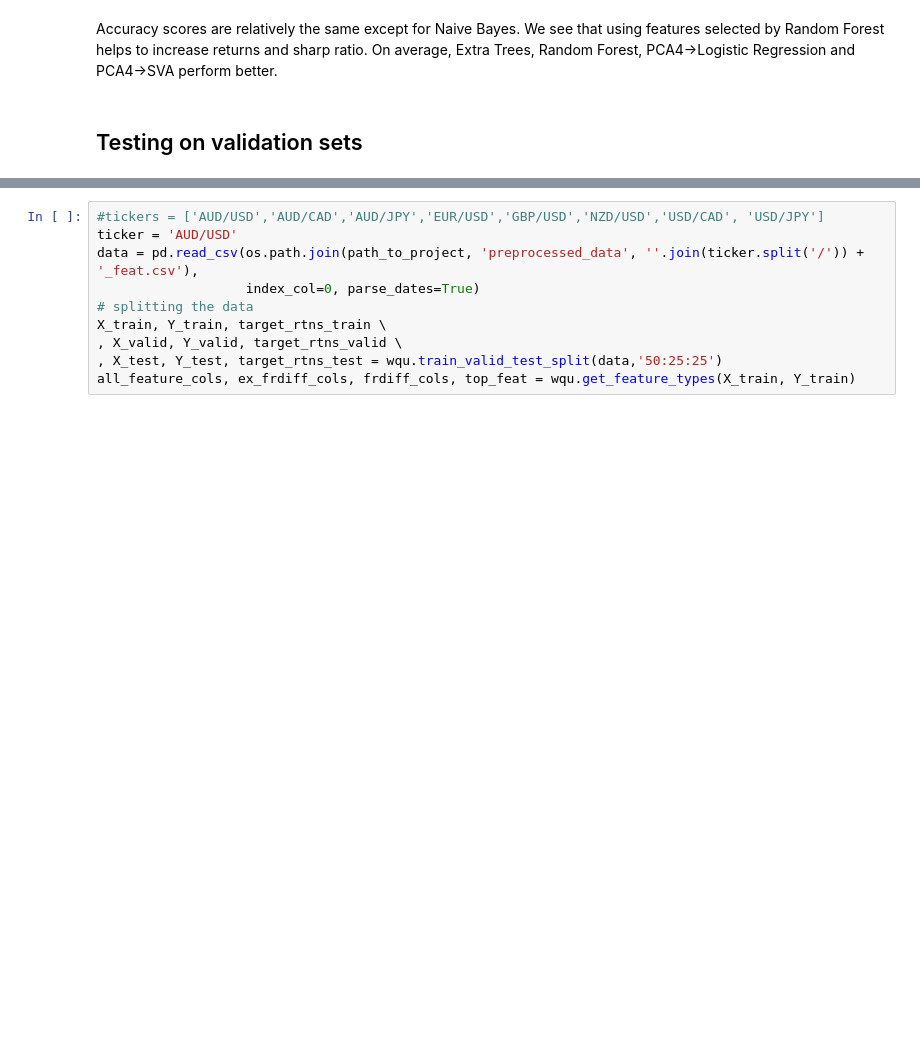
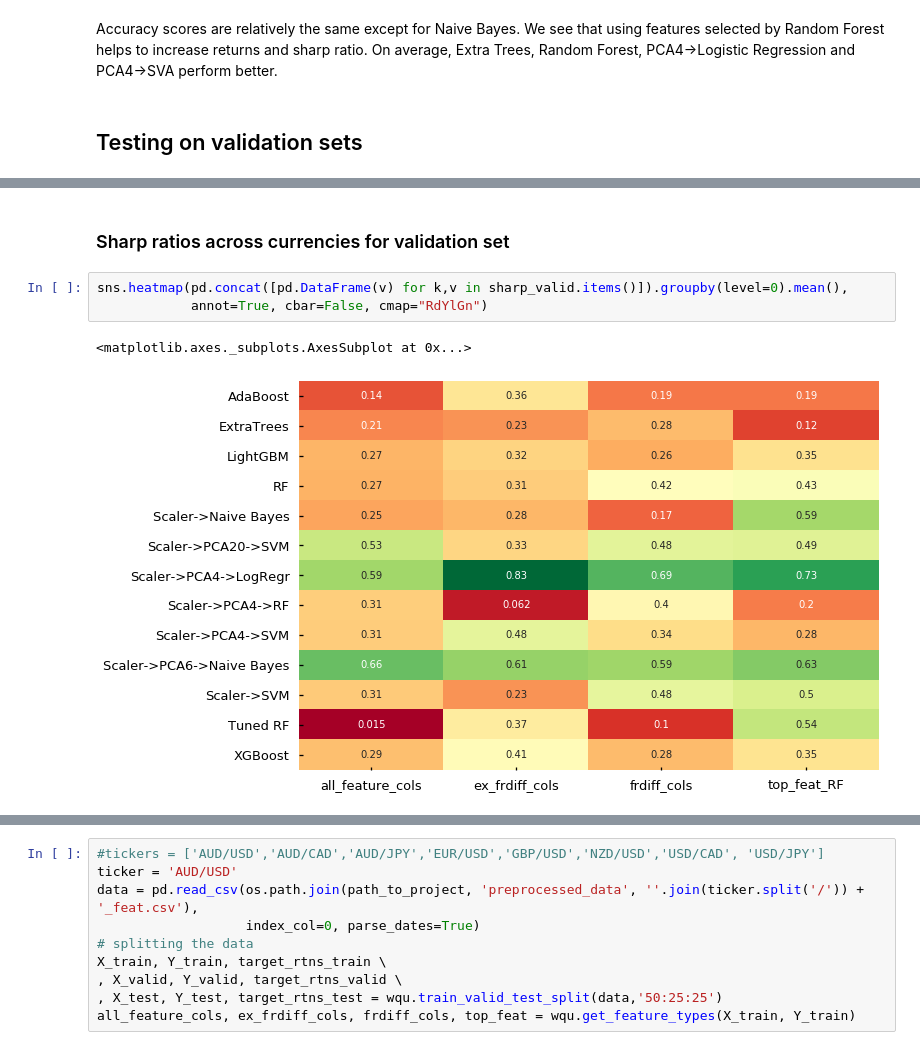
Before and after one commit to schigrinov/capstone, a Jupyter notebook: notebooks/WQU Capstone - Notebook 7 - Building an ensemble and testing.ipynb, the cells around one changed output, grey strips where cells are left out. Cells and saved outputs as stored; diff of their text form; blank space fills up the shorter version.

Commit message:
Update notebooks for testing all currencies

```diff
--- a/notebooks/WQU Capstone - Notebook 7 - Building an ensemble and testing.ipynb
+++ b/notebooks/WQU Capstone - Notebook 7 - Building an ensemble and testing.ipynb
@@ -174,0 +317,8 @@ On average, Extra Trees, Random Forest, PCA4->Logistic Regression and PCA4->SVA
+# %% [markdown]
+### Sharp ratios across currencies for validation set
+# %%
+sns.heatmap(pd.concat([pd.DataFrame(v) for k,v in sharp_valid.items()]).groupby(level=0).mean(),
+            annot=True, cbar=False, cmap="RdYlGn")
+# %% [output]
+<matplotlib.axes._subplots.AxesSubplot at 0x...>
+[figure, added]
```
Also changed, not shown: parts of 36 cells of this notebook, 2 other files.
